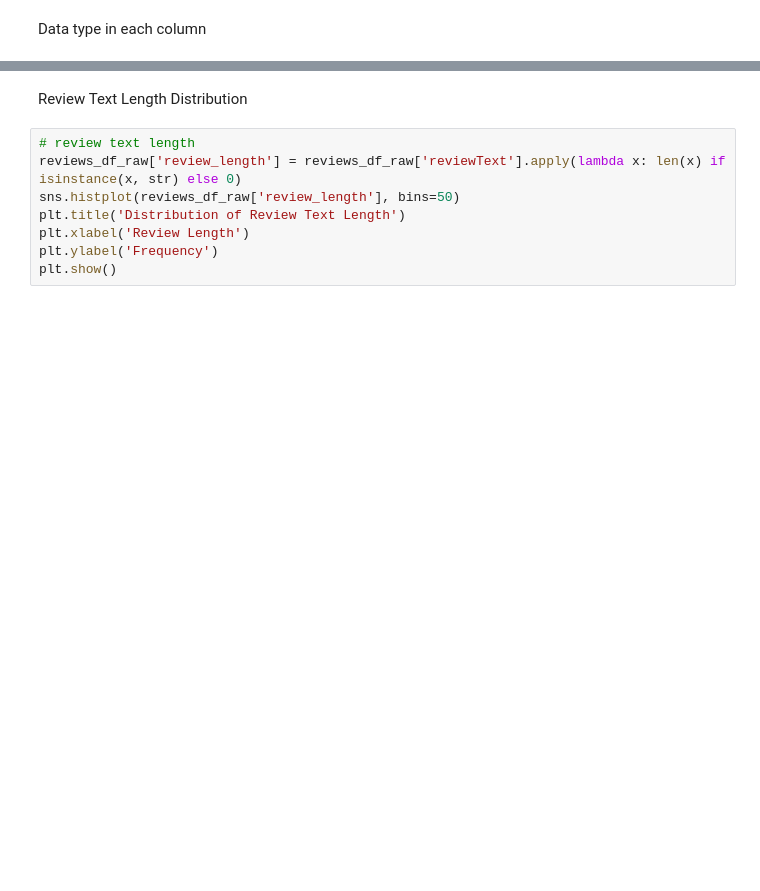
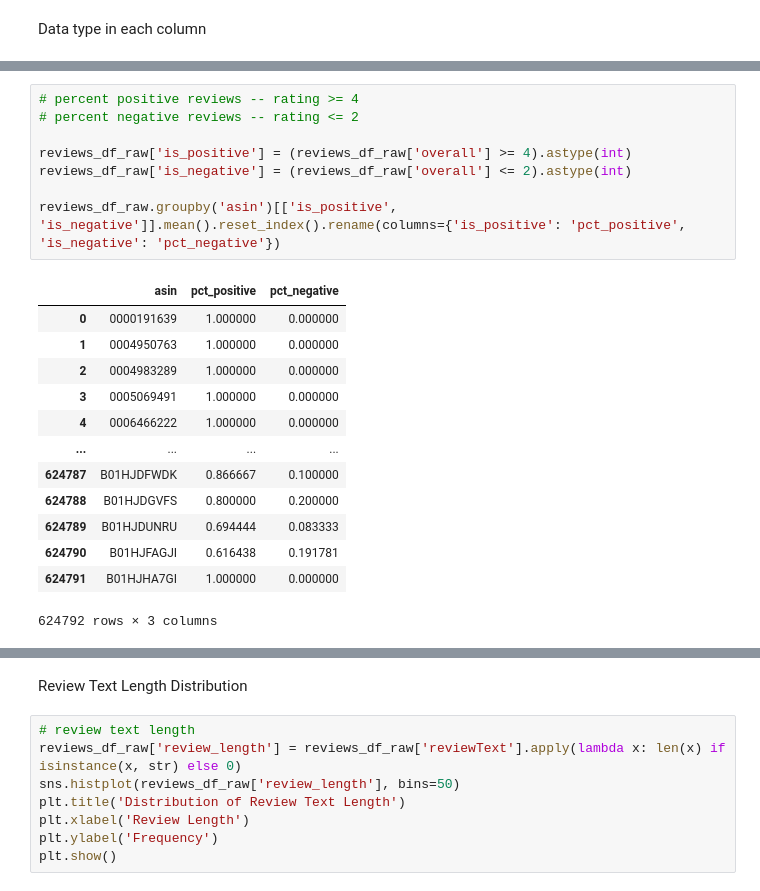
Before and after one commit to rebekah-eichberg/summer-2025-safeify, a Jupyter notebook: rebekah-idea-testing/rebekah-reviews-eda.ipynb, the cells around one changed output, grey strips where cells are left out. Drawn from its saved outputs; the diff is of its cells as text; blank space fills up the shorter version.

```diff
--- a/rebekah-idea-testing/rebekah-reviews-eda.ipynb
+++ b/rebekah-idea-testing/rebekah-reviews-eda.ipynb
@@ -73,3 +175,25 @@ plt.show()
+# %%
+# percent positive reviews -- rating >= 4
+# percent negative reviews -- rating <= 2
+
+reviews_df_raw['is_positive'] = (reviews_df_raw['overall'] >= 4).astype(int)
+reviews_df_raw['is_negative'] = (reviews_df_raw['overall'] <= 2).astype(int)
+
+reviews_df_raw.groupby('asin')[['is_positive', 'is_negative']].mean().reset_index().rename(columns={'is_positive': 'pct_positive', 'is_negative': 'pct_negative'})
+# %% [output]
+|  | asin | pct_positive | pct_negative |
+| 0 | 0000191639 | 1.000000 | 0.000000 |
+| 1 | 0004950763 | 1.000000 | 0.000000 |
+| 2 | 0004983289 | 1.000000 | 0.000000 |
+| 3 | 0005069491 | 1.000000 | 0.000000 |
+| 4 | 0006466222 | 1.000000 | 0.000000 |
+| ... | ... | ... | ... |
+| 624787 | B01HJDFWDK | 0.866667 | 0.100000 |
+| 624788 | B01HJDGVFS | 0.800000 | 0.200000 |
+| 624789 | B01HJDUNRU | 0.694444 | 0.083333 |
+| 624790 | B01HJFAGJI | 0.616438 | 0.191781 |
+| 624791 | B01HJHA7GI | 1.000000 | 0.000000 |
+624792 rows × 3 columns
 # %%
 reviews_df_raw['overall'] = reviews_df_raw['overall'].astype(int)
 reviews_df_raw['overall'].describe()
```
Also changed, not shown: parts of 31 cells of this notebook, 5 other files.
